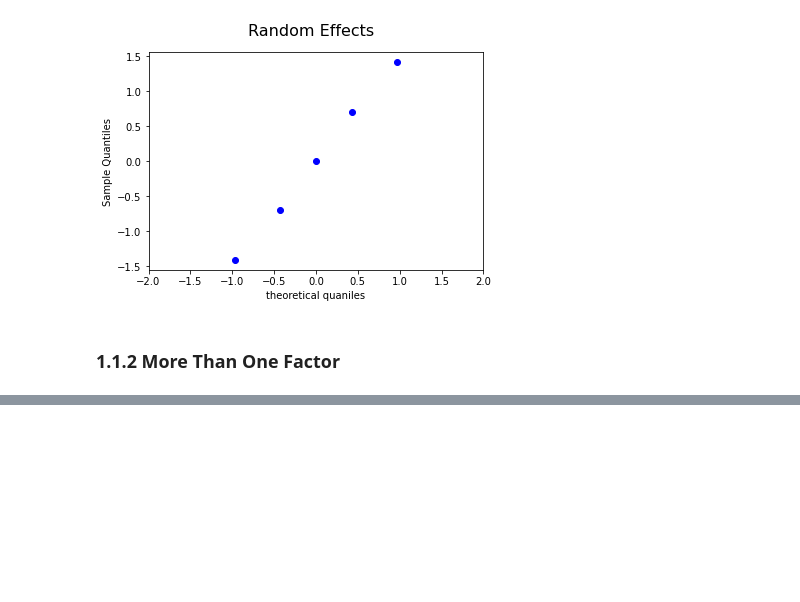
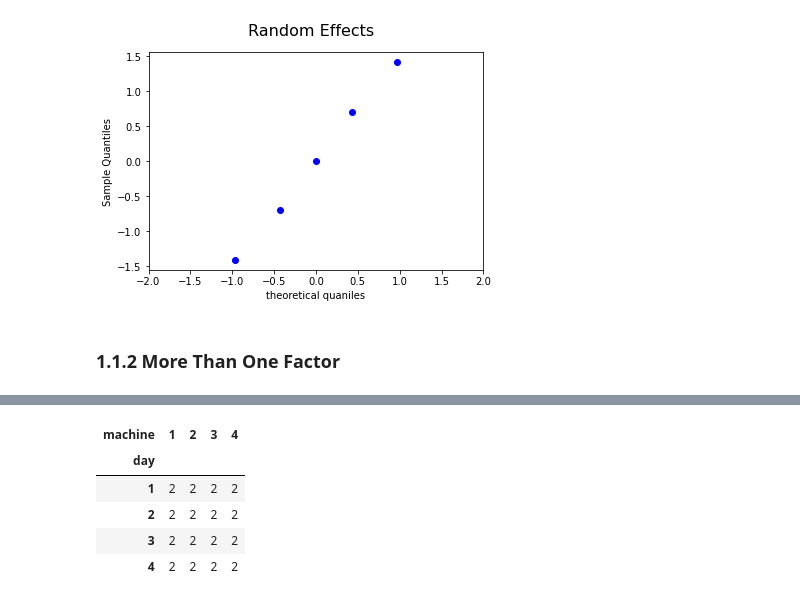
Before and after one commit to amahjourwalid/CA-HMMA307, a Jupyter notebook: Random and Mixed Effects Models.ipynb, the cells around one changed output, grey strips where cells are left out. Cells and saved outputs as stored; diff of their text form; code cells hidden in the pictures; blank space fills up the shorter version.

```diff
--- a/Random and Mixed Effects Models.ipynb
+++ b/Random and Mixed Effects Models.ipynb
@@ -139,0 +166,9 @@ plt.show()
+# %%
+pd.crosstab(day, machine,rownames=['day'],colnames=['machine'])
+# %% [output]
+| machine | 1 | 2 | 3 | 4 |
+| day |  |  |  |  |
+| 1 | 2 | 2 | 2 | 2 |
+| 2 | 2 | 2 | 2 | 2 |
+| 3 | 2 | 2 | 2 | 2 |
+| 4 | 2 | 2 | 2 | 2 |
```
Also changed, not shown: parts of 5 cells of this notebook.
